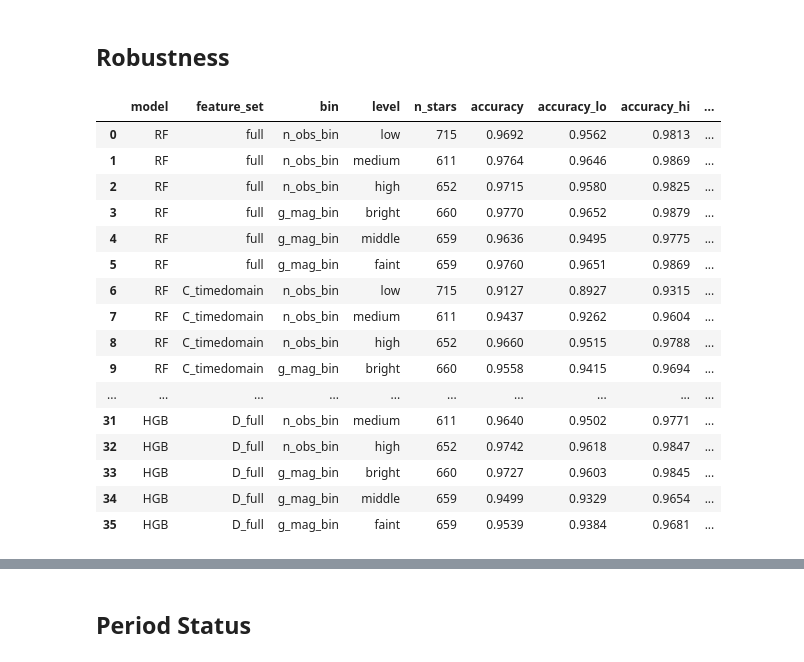
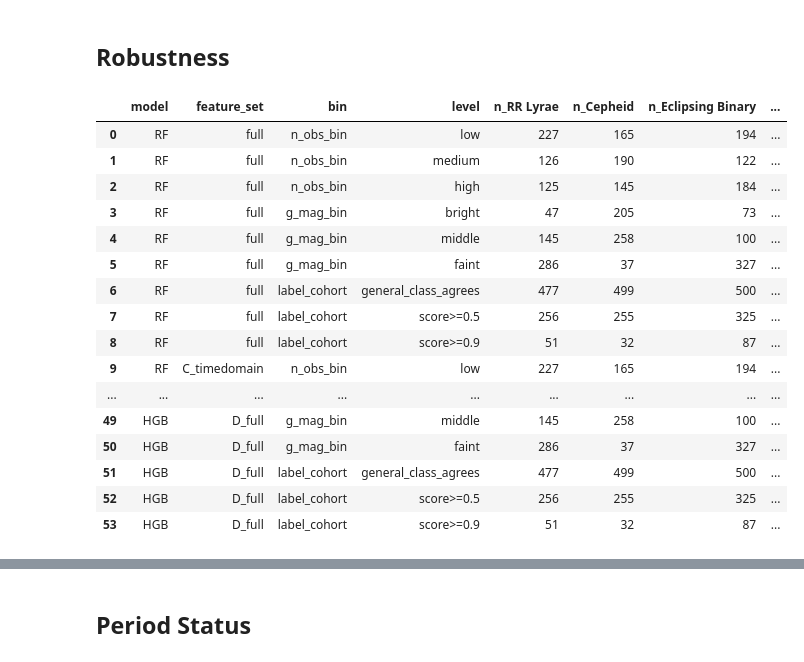
Before and after one commit to sumaitate/gaia-varstars, a Jupyter notebook: notebooks/0475_gaia_modeling.ipynb, the cells around one changed output, grey strips where cells are left out. Saved outputs shown, nothing was run; the diff lists cells and outputs as text; code cells hidden in the pictures.

```diff
--- a/notebooks/0475_gaia_modeling.ipynb
+++ b/notebooks/0475_gaia_modeling.ipynb
@@ -578,17 +654,18 @@ def bootstrap(part, first, second=None, seed=SEED):
 # %% [markdown]
 ## Ablation and Model Comparison Figures
 # %%
-labels = ["A: metadata", "B: statistics", "C: time-domain", "D: + color"]
-abl = metrics_ci.loc[metrics_ci["feature_set"].isin(ABLATION)]
+PLOT_SETS = ABLATION + ["full"]
+labels = ["A: metadata", "B: statistics", "C: time-domain", "D: + color", "E: all families"]
+abl = metrics_ci.loc[metrics_ci["feature_set"].isin(PLOT_SETS)]
 
-fig, ax = plt.subplots(figsize=(8, 5))
+fig, ax = plt.subplots(figsize=(9, 5))
 width = 0.38
 for k, name in enumerate(["RF", "HGB"]):
-    part = abl.loc[abl["model"].eq(name)].set_index("feature_set").loc[ABLATION]
-    ax.bar(np.arange(len(ABLATION)) + (k - 0.5) * width, part["macro_f1"], width, label=name,
+    part = abl.loc[abl["model"].eq(name)].set_index("feature_set").loc[PLOT_SETS]
+    ax.bar(np.arange(len(PLOT_SETS)) + (k - 0.5) * width, part["macro_f1"], width, label=name,
            yerr=[(part["macro_f1"] - part["macro_f1_lo"]).to_numpy(),
                  (part["macro_f1_hi"] - part["macro_f1"]).to_numpy()], capsize=3)
-ax.set_xticks(range(len(ABLATION)), labels)
+ax.set_xticks(range(len(PLOT_SETS)), labels)
 ax.set(ylabel="Macro-F1 (out-of-fold, 95% bootstrap CI)", ylim=(0, 1))
 ax.legend()
 fig.tight_layout()
@@ -611,8 +688,10 @@ redundancy = pd.DataFrame([{
     "model": n, "dropped": v.removeprefix("drop_"),
     "macro_f1": base.loc[(n, v), "macro_f1"],
     "ci_lo": base.loc[(n, v), "macro_f1_lo"], "ci_hi": base.loc[(n, v), "macro_f1_hi"],
-    "delta_vs_full": base.loc[(n, v), "macro_f1"] - base.loc[(n, "full"), "macro_f1"],
-} for n in ["RF", "HGB"] for v in REDUNDANCY])
+    "delta_vs_full": PAIRED[((n, "full"), (n, v))]["macro_f1_delta"],
+    "delta_lo": PAIRED[((n, "full"), (n, v))]["macro_f1_lo"],
+    "delta_hi": PAIRED[((n, "full"), (n, v))]["macro_f1_hi"],
+} for n in ["RF", "HGB"] for v in REDUNDANCY + FAMILY_DROPS])
 redundancy.to_csv(EXTRA_ROOT / "redundancy.csv", index=False)
 display(redundancy.round(4))
 # %% [output]
@@ -630,34 +715,56 @@ display(redundancy.round(4))
 # %%
 stars["n_obs_bin"] = pd.qcut(stars["n_epochs"], 3, labels=["low", "medium", "high"])
 stars["g_mag_bin"] = pd.qcut(stars["g_mean_magnitude"], 3, labels=["bright", "middle", "faint"])
 
-robust_rows = []
+SUBSETS = (
+    [("n_obs_bin", level, stars["n_obs_bin"].eq(level).to_numpy()) for level in stars["n_obs_bin"].cat.categories]
+    + [("g_mag_bin", level, stars["g_mag_bin"].eq(level).to_numpy()) for level in stars["g_mag_bin"].cat.categories]
+    + [
+        ("label_cohort", "general_class_agrees", stars["matches_general_class"].to_numpy()),
+        ("label_cohort", "score>=0.5", (stars["best_class_score"] >= 0.5).to_numpy()),
+        ("label_cohort", "score>=0.9", (stars["best_class_score"] >= 0.9).to_numpy()),
+    ]
+)
+
+robust_rows, class_rows = [], []
 for name in ["RF", "HGB"]:
     for variant in ["full", "C_timedomain", "D_full"]:
-        for bin_col in ["n_obs_bin", "g_mag_bin"]:
-            for level in stars[bin_col].cat.categories:
-                mask = stars[bin_col].eq(level).to_numpy()
-                robust_rows.append({"model": name, "feature_set": variant, "bin": bin_col,
-                                    "level": level, **bootstrap_metrics(name, variant, mask)})
+        for bin_name, level, mask in SUBSETS:
+            counts = {f"n_{c}": int((mask & (truth_all == CLASS_INDEX[c])).sum()) for c in CLASSES}
+            robust_rows.append({
+                "model": name, "feature_set": variant, "bin": bin_name, "level": str(level),
+                **counts, "small_class": min(counts.values()) < MIN_CELL,
+                **bootstrap_metrics(name, variant, mask),
+            })
+            for c in CLASSES:
+                chosen = mask & (truth_all == CLASS_INDEX[c])
+                class_rows.append({
+                    "model": name, "feature_set": variant, "bin": bin_name, "level": str(level),
+                    "class_name": c, "n_stars": int(chosen.sum()),
+                    "recall": (PRED[(name, variant)][:, chosen] == CLASS_INDEX[c]).mean() if chosen.any() else np.nan,
+                })
 
 robustness = pd.DataFrame(robust_rows)
+robustness_class = pd.DataFrame(class_rows)
 robustness.to_csv(EXTRA_ROOT / "robustness.csv", index=False)
+robustness_class.to_csv(EXTRA_ROOT / "robustness_class.csv", index=False)
 display(robustness.round(4))
+display(robustness_class.loc[robustness_class["feature_set"].eq("full")].round(3))
 # %% [output]
-|  | model | feature_set | bin | level | n_stars | accuracy | accuracy_lo | accuracy_hi | ... |
-| 0 | RF | full | n_obs_bin | low | 715 | 0.9692 | 0.9562 | 0.9813 | ... |
-| 1 | RF | full | n_obs_bin | medium | 611 | 0.9764 | 0.9646 | 0.9869 | ... |
-| 2 | RF | full | n_obs_bin | high | 652 | 0.9715 | 0.9580 | 0.9825 | ... |
-| 3 | RF | full | g_mag_bin | bright | 660 | 0.9770 | 0.9652 | 0.9879 | ... |
-| 4 | RF | full | g_mag_bin | middle | 659 | 0.9636 | 0.9495 | 0.9775 | ... |
-| 5 | RF | full | g_mag_bin | faint | 659 | 0.9760 | 0.9651 | 0.9869 | ... |
-| 6 | RF | C_timedomain | n_obs_bin | low | 715 | 0.9127 | 0.8927 | 0.9315 | ... |
-| 7 | RF | C_timedomain | n_obs_bin | medium | 611 | 0.9437 | 0.9262 | 0.9604 | ... |
-| 8 | RF | C_timedomain | n_obs_bin | high | 652 | 0.9660 | 0.9515 | 0.9788 | ... |
-| 9 | RF | C_timedomain | g_mag_bin | bright | 660 | 0.9558 | 0.9415 | 0.9694 | ... |
-| ... | ... | ... | ... | ... | ... | ... | ... | ... | ... |
-| 31 | HGB | D_full | n_obs_bin | medium | 611 | 0.9640 | 0.9502 | 0.9771 | ... |
-| 32 | HGB | D_full | n_obs_bin | high | 652 | 0.9742 | 0.9618 | 0.9847 | ... |
-| 33 | HGB | D_full | g_mag_bin | bright | 660 | 0.9727 | 0.9603 | 0.9845 | ... |
-| 34 | HGB | D_full | g_mag_bin | middle | 659 | 0.9499 | 0.9329 | 0.9654 | ... |
-| 35 | HGB | D_full | g_mag_bin | faint | 659 | 0.9539 | 0.9384 | 0.9681 | ... |
+|  | model | feature_set | bin | level | n_RR Lyrae | n_Cepheid | n_Eclipsing Binary | ... |
+| 0 | RF | full | n_obs_bin | low | 227 | 165 | 194 | ... |
+| 1 | RF | full | n_obs_bin | medium | 126 | 190 | 122 | ... |
+| 2 | RF | full | n_obs_bin | high | 125 | 145 | 184 | ... |
+| 3 | RF | full | g_mag_bin | bright | 47 | 205 | 73 | ... |
+| 4 | RF | full | g_mag_bin | middle | 145 | 258 | 100 | ... |
+| 5 | RF | full | g_mag_bin | faint | 286 | 37 | 327 | ... |
+| 6 | RF | full | label_cohort | general_class_agrees | 477 | 499 | 500 | ... |
+| 7 | RF | full | label_cohort | score>=0.5 | 256 | 255 | 325 | ... |
+| 8 | RF | full | label_cohort | score>=0.9 | 51 | 32 | 87 | ... |
+| 9 | RF | C_timedomain | n_obs_bin | low | 227 | 165 | 194 | ... |
+| ... | ... | ... | ... | ... | ... | ... | ... | ... |
+| 49 | HGB | D_full | g_mag_bin | middle | 145 | 258 | 100 | ... |
+| 50 | HGB | D_full | g_mag_bin | faint | 286 | 37 | 327 | ... |
+| 51 | HGB | D_full | label_cohort | general_class_agrees | 477 | 499 | 500 | ... |
+| 52 | HGB | D_full | label_cohort | score>=0.5 | 256 | 255 | 325 | ... |
+| 53 | HGB | D_full | label_cohort | score>=0.9 | 51 | 32 | 87 | ... |
```
Also changed, not shown: parts of 14 cells of this notebook, 22 other files.
